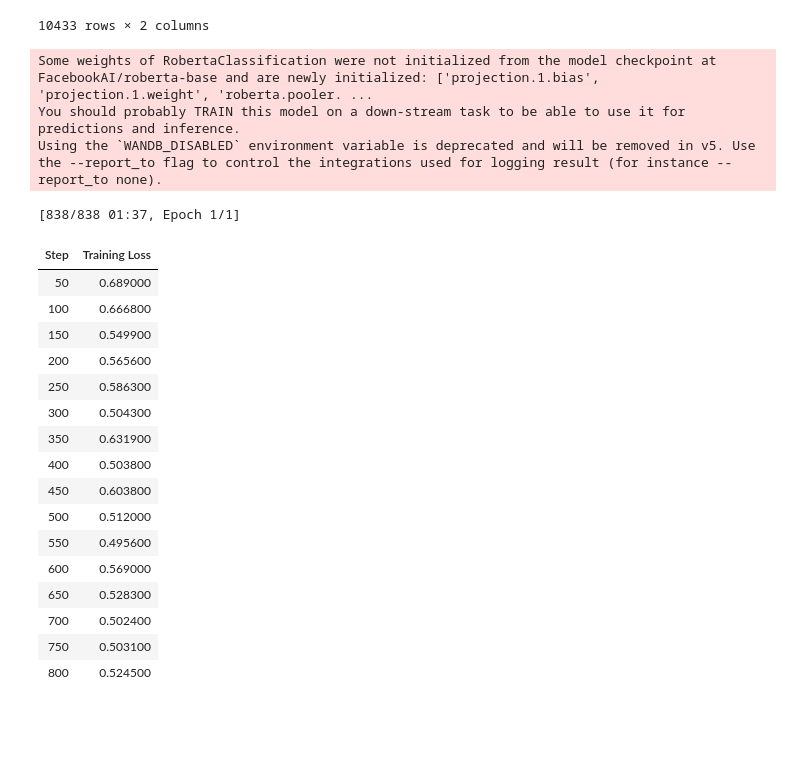
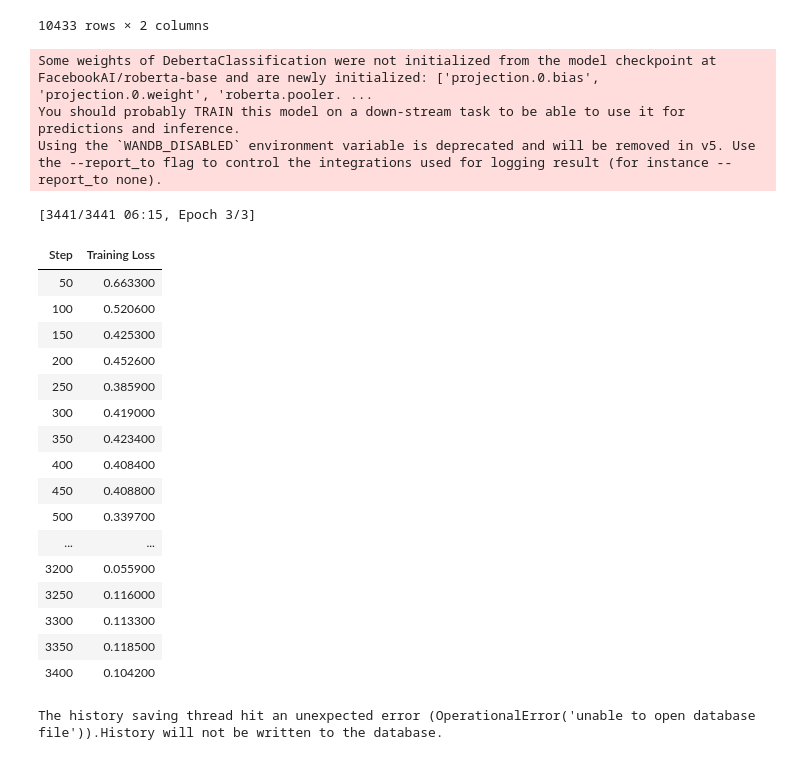
Before and after one commit to Etyl/pcl-detection, a Jupyter notebook: training.ipynb, the cells around one changed output. Saved outputs shown, nothing was run; the diff lists cells and outputs as text; code cells hidden in the pictures; blank space fills up the shorter version.

Commit message:
feat: max pooling output

```diff
--- a/training.ipynb
+++ b/training.ipynb
@@ -61,6 +61,8 @@ dev_df = preprocess_data(dev_df)
 test_df = preprocess_data(test_df)
 # %% [markdown]
 # RoBERTa Baseline for Task 1
+# %%
+augmented_df = augment_data(train_df)
 # %%
 augmented_data = pd.read_csv("data/generated_pcl4_data.txt", sep='\t')
 augmented_data = preprocess_data(augmented_data)
@@ -83,7 +85,7 @@ training_set
 | 2057 | In dim light city back alleys des... | 1 |
 10433 rows × 2 columns
 # %%
-class RobertaClassification(RobertaPreTrainedModel):
+class DebertaClassification(RobertaPreTrainedModel):
     """
     Implementation of Roberta with a classifier head
     """
@@ -94,8 +96,9 @@ class RobertaClassification(RobertaPreTrainedModel):
         self.roberta=RobertaModel(config)
         # self.deberta = DebertaModel(config)
 
+        self.pooling = torch.nn.AdaptiveMaxPool1d(1)  # Global Max Pooling
+
         self.projection =torch.nn.Sequential(
-            nn.Dropout(0.2),
             nn.Linear(config.hidden_size,1),
             nn.Sigmoid()
         )
@@ -123,9 +126,12 @@ class RobertaClassification(RobertaPreTrainedModel):
             output_attentions=output_attentions,
             output_hidden_states=output_hidden_states,
             return_dict=return_dict,
-        )[0][:,0,:]
+        )[0]
 
-        logits = self.projection(model_output)  # Projection layer
+        deberta_output_permuted = model_output.permute(0, 2, 1)  # Change the shape for pooling
+        pooled_output = self.pooling(deberta_output_permuted).squeeze(-1)  # Apply pooling
+
+        logits = self.projection(pooled_output)  # Projection layer
         return logits
 # %%
 # Code for evaluating model performance
@@ -143,6 +149,7 @@ class Trainer_PCL(Trainer):
     def __init__(
         self,
         criterion=None,
+        logging=False,
         **kwargs
         ):
 
@@ -152,6 +159,7 @@ class Trainer_PCL(Trainer):
         self.logging_step = 50
         self.results = {"train": {}, "eval": {}}  # Store train and eval metrics per epoch
         self.criterion = criterion
+        self.logging = logging
 
 
     def compute_loss(self, model, inputs, num_items_in_batch=None):
@@ -166,7 +174,7 @@ class Trainer_PCL(Trainer):
         loss = criterion(outputs.view(-1), target)
 
 
-        if self.step % self.logging_step == 0:
+        if self.logging and self.step % self.logging_step == 0:
             pred = torch.round(outputs.view(-1)).int().detach().cpu()
             label = target.cpu()
             train_accuracy = accuracy_score(label,pred)
@@ -248,12 +256,12 @@ def compute_metrics(eval_pred):
     }
 
 
-def train(model, train_data, eval_data, num_epochs, tokenizer, lr=0.0001, optimizer=None, lr_scheduler=None, criterion=None):
+def train(model, train_data, eval_data, num_epochs, tokenizer, lr=0.0001, optimizer=None, lr_scheduler=None, criterion=None, logging=True):
     train_data = train_data.reset_index(drop=True)
     eval_data = eval_data.reset_index(drop=True)
 
-    train_dataset = DPMDataset(train_data, tokenizer, max_len=128)
-    eval_dataset = DPMDataset(eval_data, tokenizer, max_len=128)
+    train_dataset = DPMDataset(train_data, tokenizer, max_len=256)
+    eval_dataset = DPMDataset(eval_data, tokenizer, max_len=256)
 
     Training_args = TrainingArguments(
         output_dir="test_trainer",
@@ -274,6 +282,7 @@ def train(model, train_data, eval_data, num_epochs, tokenizer, lr=0.0001, optimi
         eval_dataset=eval_dataset,
         data_collator=train_dataset.collate_fn,
         optimizers=(optimizer, lr_scheduler),
+        logging=logging,
     )
 
     trainer.train()
@@ -343,47 +352,47 @@ def get_optimizer(model, base_lr=5e-5, lr_layer_decay_rate=0.8):
     for name, param in model.projection.named_parameters():
         optimizer_params.append({'params': param, 'lr': base_lr})
 
-    optimizer = torch.optim.AdamW(optimizer_params,  lr=base_lr)
+    optimizer = torch.optim.AdamW(optimizer_params,  lr=base_lr, weight_decay=0.01)
 
     return optimizer
 # %%
 
-model = RobertaClassification.from_pretrained('FacebookAI/roberta-base').to(device)
+model = DebertaClassification.from_pretrained('FacebookAI/roberta-base')
 # model = DebertaClassification.from_pretrained('microsoft/deberta-base')
 
-tokenizer = RobertaTokenizer.from_pretrained('FacebookAI/roberta-base')
+tokenizer = AutoTokenizer.from_pretrained('FacebookAI/roberta-base')
 
 criterion = torch.nn.BCELoss()
 
-lr = 1e-4
+lr = 5e-5
 optimizer = get_optimizer(model, base_lr=lr, lr_layer_decay_rate=0.8)
 # lrs = lr_scheduler.CosineAnnealingLR(optimizer, T_max=10)
 
-training_df, eval_df = train_test_split(train_df, test_size=0.2)
+# training_df, eval_df = train_test_split(augmented_df, test_size=0.2)
 
-results = train(model, training_df, eval_df, num_epochs=1, tokenizer=tokenizer, lr=lr, optimizer=optimizer, criterion=criterion)
+results = train(model, augmented_df, dev_df, num_epochs=3, tokenizer=tokenizer, lr=lr, optimizer=optimizer, criterion=criterion, logging=False)
 # %% [output]
-Some weights of RobertaClassification were not initialized from the model checkpoint at FacebookAI/roberta-base and are newly initialized: ['projection.1.bias', 'projection.1.weight', 'roberta.pooler. ...
+Some weights of DebertaClassification were not initialized from the model checkpoint at FacebookAI/roberta-base and are newly initialized: ['projection.0.bias', 'projection.0.weight', 'roberta.pooler. ...
 You should probably TRAIN this model on a down-stream task to be able to use it for predictions and inference.
 Using the `WANDB_DISABLED` environment variable is deprecated and will be removed in v5. Use the --report_to flag to control the integrations used for logging result (for instance --report_to none).
-[838/838 01:37, Epoch 1/1]
+[3441/3441 06:15, Epoch 3/3]
 | Step | Training Loss |
-| 50 | 0.689000 |
-| 100 | 0.666800 |
-| 150 | 0.549900 |
-| 200 | 0.565600 |
-| 250 | 0.586300 |
-| 300 | 0.504300 |
-| 350 | 0.631900 |
-| 400 | 0.503800 |
-| 450 | 0.603800 |
-| 500 | 0.512000 |
-| 550 | 0.495600 |
-| 600 | 0.569000 |
-| 650 | 0.528300 |
-| 700 | 0.502400 |
-| 750 | 0.503100 |
-| 800 | 0.524500 |
+| 50 | 0.663300 |
+| 100 | 0.520600 |
+| 150 | 0.425300 |
+| 200 | 0.452600 |
+| 250 | 0.385900 |
+| 300 | 0.419000 |
+| 350 | 0.423400 |
+| 400 | 0.408400 |
+| 450 | 0.408800 |
+| 500 | 0.339700 |
+| ... | ... |
+| 3200 | 0.055900 |
+| 3250 | 0.116000 |
+| 3300 | 0.113300 |
+| 3350 | 0.118500 |
+| 3400 | 0.104200 |
 # %%
 import matplotlib.pyplot as plt
 import seaborn as sns
@@ -421,5 +430,7 @@ def plot_results(results):
     plt.title("Training & Evaluation Metrics Over Epochs")
     plt.legend()
     plt.show()
+# %% [output]
+The history saving thread hit an unexpected error (OperationalError('unable to open database file')).History will not be written to the database.
 # %%
 plot_results(results)
```
Also changed, not shown: parts of 4 cells of this notebook, 1 other file.
